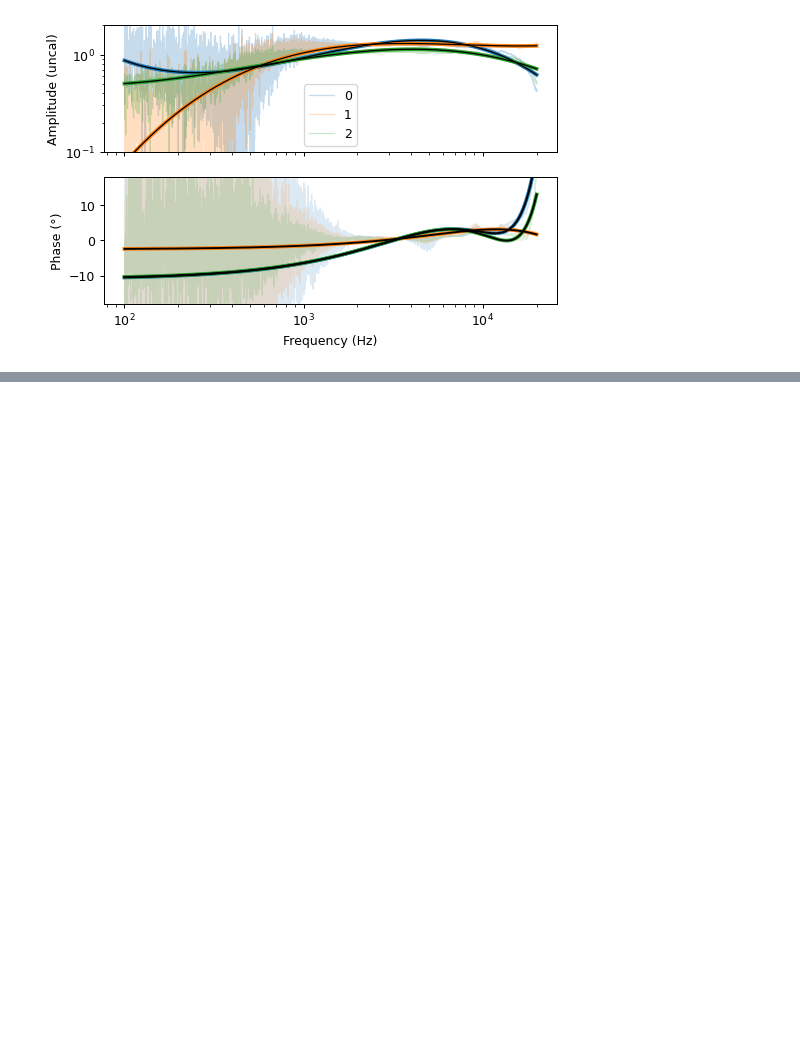
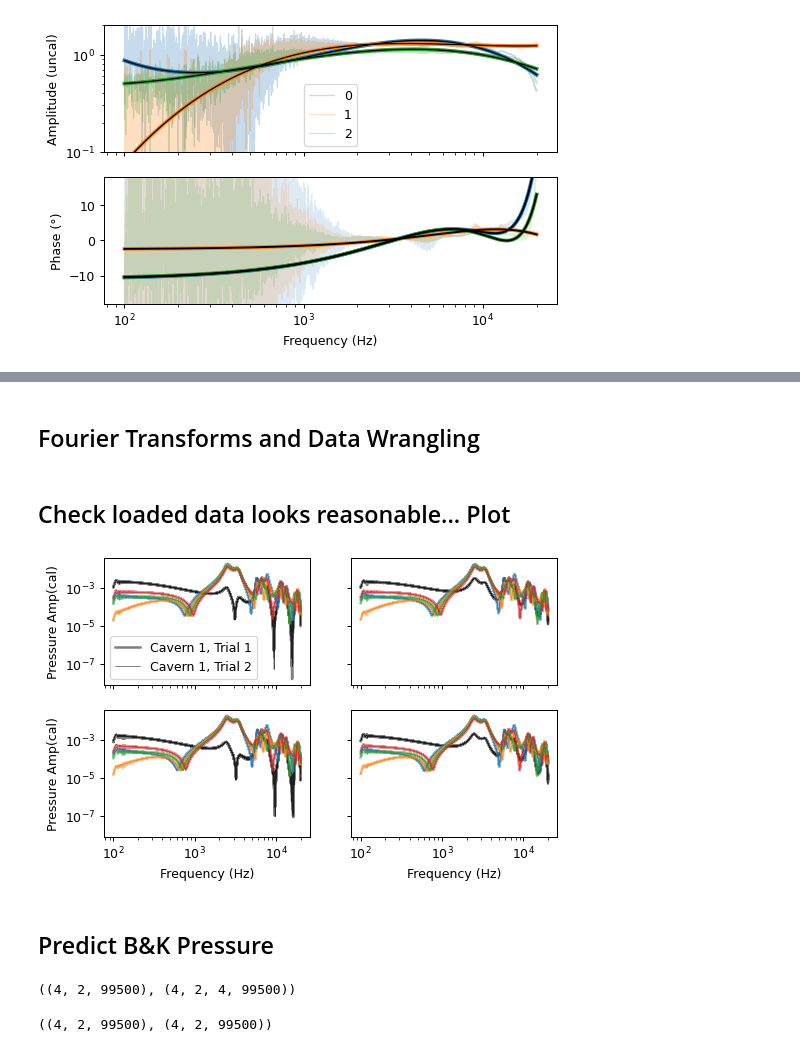
Before and after one commit to Tympan/auren-python, a Jupyter notebook: jupyter_notebooks/2024-07-02_auren_calibration_0.ipynb, the cells around one changed output, grey strips where cells are left out. Saved outputs shown, nothing was run; the diff lists cells and outputs as text; code cells hidden in the pictures; blank space fills up the shorter version.

```diff
--- a/jupyter_notebooks/2024-07-02_auren_calibration_0.ipynb
+++ b/jupyter_notebooks/2024-07-02_auren_calibration_0.ipynb
@@ -610,0 +694,2 @@ plt.xlim([100, 20000])
+# %% [markdown]
+## Fourier Transforms and Data Wrangling
@@ -610,0 +738,26 @@ plt.xlim([100, 20000])
+# %%
+p_cal = p * calibration_data["cal"].T
+# %% [markdown]
+## Check loaded data looks reasonable... Plot
+# %%
+fig, axs = plt.subplots(2, 2, sharex=True, sharey=True, **figkwargs)
+ref_channel = 3
+lines = ['-', '--']
+for i in range(4):
+    ii = i // 2
+    jj = i % 2
+    for j in range(2):
+        axs[ii,jj].loglog(f_ref[i, j], np.abs(p_ref[i, j, :]), 'k', label="Cavern {}, Trial {}".format(i+1,j+1), lw=2-j*1.5, alpha=0.5 + 0.25 * j)
+        if i == 0: axs[ii,jj].legend()
+    for j in range(2):
+        axs[ii,jj].set_prop_cycle(None)
+        axs[ii,jj].loglog(f[i, j], np.abs(p_cal[i, j, :, :]).T, label="Trial {}".format(j + 1), lw=2-j*1.5, alpha=0.5 + 0.25 * j)
+axs[-1, 0].set_xlabel('Frequency (Hz)')
+axs[-1, 1].set_xlabel('Frequency (Hz)')
+axs[0, 0].set_ylabel('Pressure Amp(cal)')
+axs[-1, 0].set_ylabel('Pressure Amp(cal)')
+plt.show()
+# %% [output]
+[figure, added]
+# %% [markdown]
+## Predict B&K Pressure
@@ -610,0 +773,4 @@ plt.xlim([100, 20000])
+# %%
+f.shape, p_cal.shape
+# %% [output]
+((4, 2, 99500), (4, 2, 4, 99500))
@@ -610,0 +788,4 @@ plt.xlim([100, 20000])
+# %%
+f_ref.shape, p_ref.shape
+# %% [output]
+((4, 2, 99500), (4, 2, 99500))
```
Also changed, not shown: parts of 28 cells of this notebook, 1 other file.
